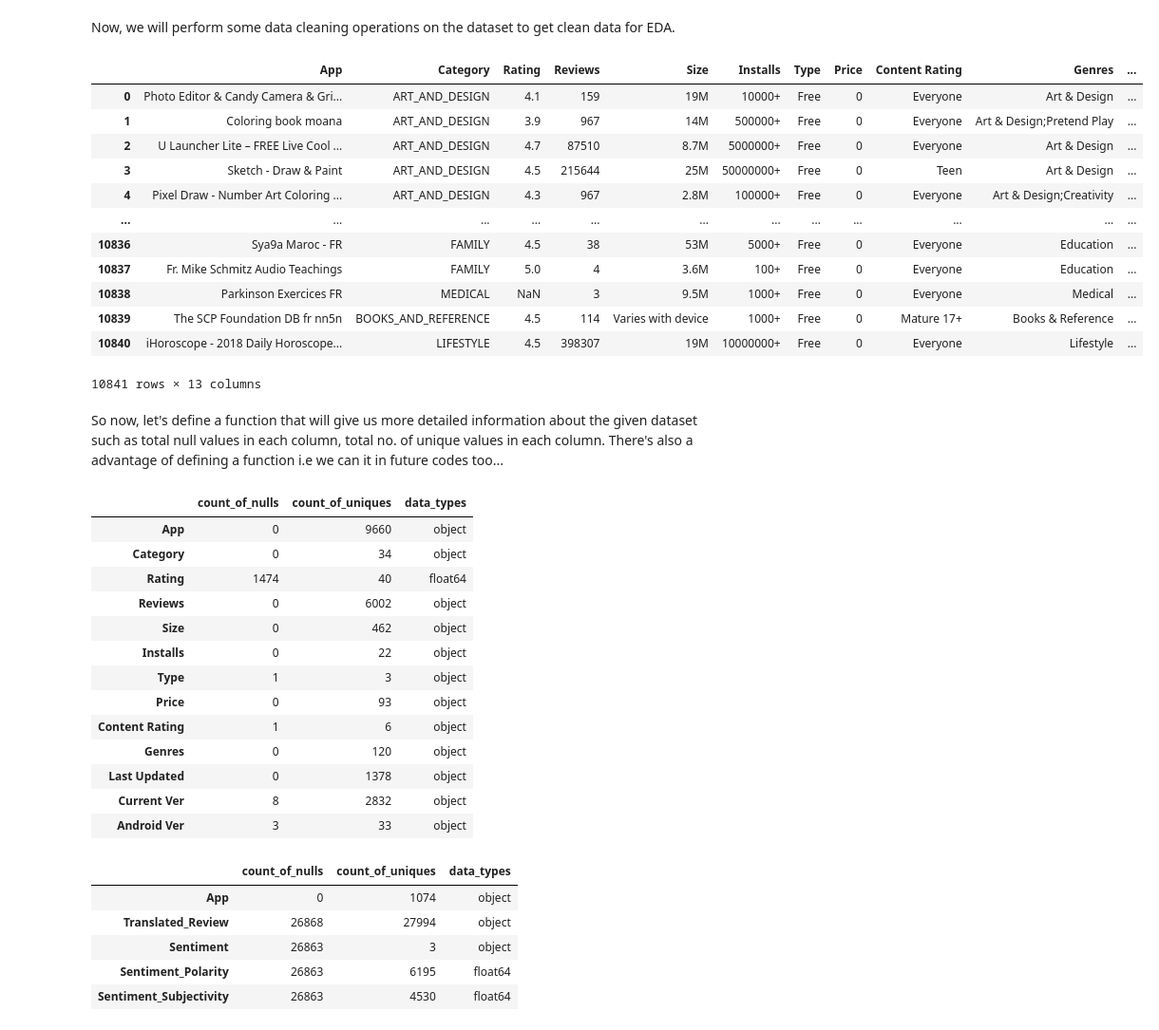
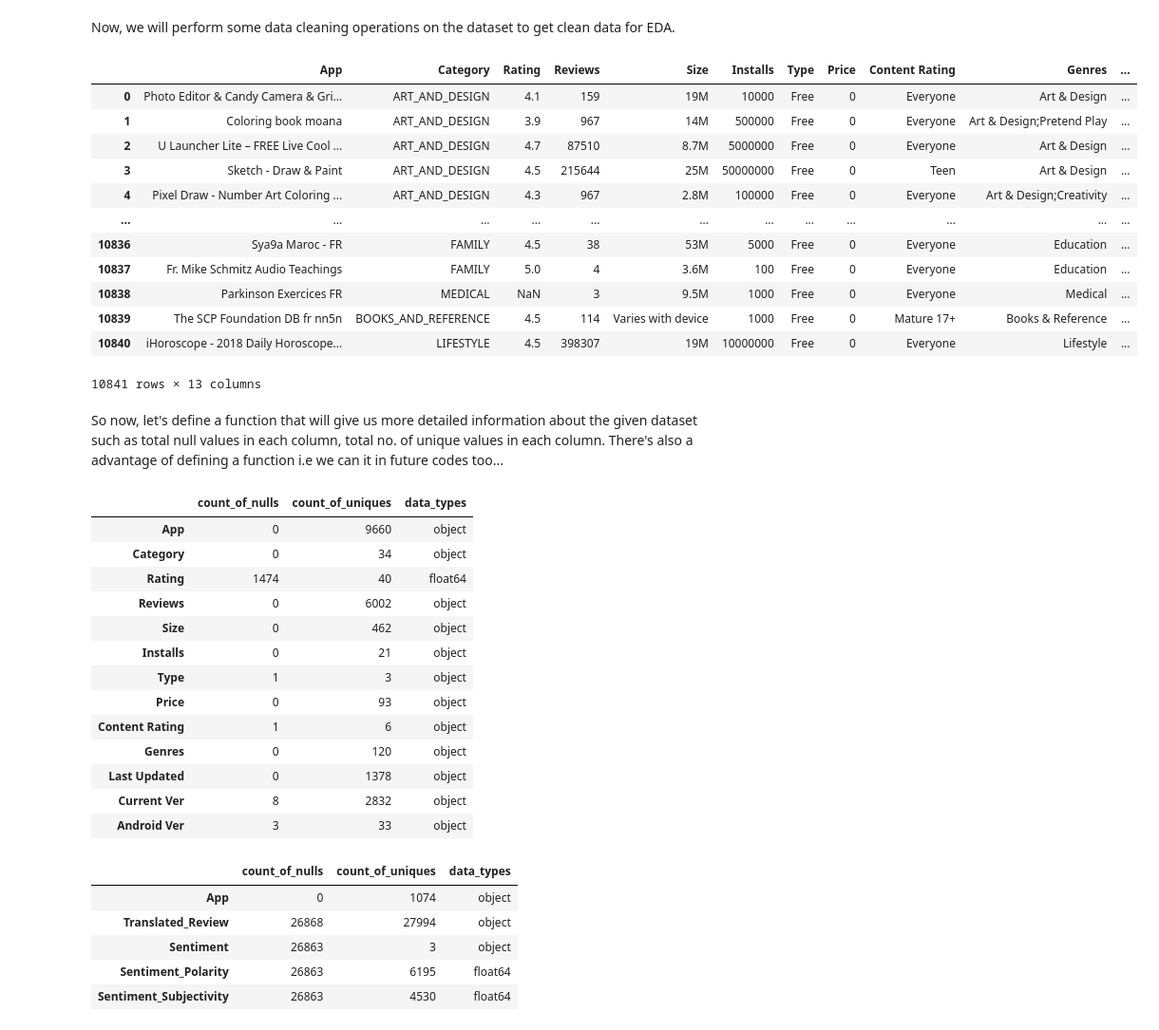
Before and after one commit to komal-pasi/EDA-Capstone, a Jupyter notebook: Copy_of_Play_Store_App_Review_Analysis_Capstone_Project.ipynb, the cells around one changed output. Shown at 95% size. Saved outputs shown, nothing was run; the diff lists cells and outputs as text; code cells hidden in the pictures.

```diff
--- a/Copy_of_Play_Store_App_Review_Analysis_Capstone_Project.ipynb
+++ b/Copy_of_Play_Store_App_Review_Analysis_Capstone_Project.ipynb
@@ -174,21 +174,22 @@ ps_reviews.tail()
 # %% [markdown]
 Now, we will perform some data cleaning operations on the dataset to get clean data for EDA.
 # %%
-ps_dataset['Installs']=ps_dataset['Installs'].apply(lambda i:i.replace('+'and',' ,'') if '+' and ','  in str(i) else i)
+ps_dataset['Installs']=ps_dataset['Installs'].apply(lambda i:i.replace(',' ,'') if ','  in str(i) else i)
+ps_dataset['Installs']=ps_dataset['Installs'].apply(lambda i:i.replace('+','') if '+' in str(i) else i)
 ps_dataset
 # %% [output]
 |  | App | Category | Rating | Reviews | Size | Installs | Type | Price | Content Rating | Genres | ... |
-| 0 | Photo Editor & Candy Camera & Gri... | ART_AND_DESIGN | 4.1 | 159 | 19M | 10000+ | Free | 0 | Everyone | Art & Design | ... |
-| 1 | Coloring book moana | ART_AND_DESIGN | 3.9 | 967 | 14M | 500000+ | Free | 0 | Everyone | Art & Design;Pretend Play | ... |
-| 2 | U Launcher Lite – FREE Live Cool ... | ART_AND_DESIGN | 4.7 | 87510 | 8.7M | 5000000+ | Free | 0 | Everyone | Art & Design | ... |
-| 3 | Sketch - Draw & Paint | ART_AND_DESIGN | 4.5 | 215644 | 25M | 50000000+ | Free | 0 | Teen | Art & Design | ... |
-| 4 | Pixel Draw - Number Art Coloring ... | ART_AND_DESIGN | 4.3 | 967 | 2.8M | 100000+ | Free | 0 | Everyone | Art & Design;Creativity | ... |
+| 0 | Photo Editor & Candy Camera & Gri... | ART_AND_DESIGN | 4.1 | 159 | 19M | 10000 | Free | 0 | Everyone | Art & Design | ... |
+| 1 | Coloring book moana | ART_AND_DESIGN | 3.9 | 967 | 14M | 500000 | Free | 0 | Everyone | Art & Design;Pretend Play | ... |
+| 2 | U Launcher Lite – FREE Live Cool ... | ART_AND_DESIGN | 4.7 | 87510 | 8.7M | 5000000 | Free | 0 | Everyone | Art & Design | ... |
+| 3 | Sketch - Draw & Paint | ART_AND_DESIGN | 4.5 | 215644 | 25M | 50000000 | Free | 0 | Teen | Art & Design | ... |
+| 4 | Pixel Draw - Number Art Coloring ... | ART_AND_DESIGN | 4.3 | 967 | 2.8M | 100000 | Free | 0 | Everyone | Art & Design;Creativity | ... |
 | ... | ... | ... | ... | ... | ... | ... | ... | ... | ... | ... | ... |
-| 10836 | Sya9a Maroc - FR | FAMILY | 4.5 | 38 | 53M | 5000+ | Free | 0 | Everyone | Education | ... |
-| 10837 | Fr. Mike Schmitz Audio Teachings | FAMILY | 5.0 | 4 | 3.6M | 100+ | Free | 0 | Everyone | Education | ... |
-| 10838 | Parkinson Exercices FR | MEDICAL | NaN | 3 | 9.5M | 1000+ | Free | 0 | Everyone | Medical | ... |
-| 10839 | The SCP Foundation DB fr nn5n | BOOKS_AND_REFERENCE | 4.5 | 114 | Varies with device | 1000+ | Free | 0 | Mature 17+ | Books & Reference | ... |
-| 10840 | iHoroscope - 2018 Daily Horoscope... | LIFESTYLE | 4.5 | 398307 | 19M | 10000000+ | Free | 0 | Everyone | Lifestyle | ... |
+| 10836 | Sya9a Maroc - FR | FAMILY | 4.5 | 38 | 53M | 5000 | Free | 0 | Everyone | Education | ... |
+| 10837 | Fr. Mike Schmitz Audio Teachings | FAMILY | 5.0 | 4 | 3.6M | 100 | Free | 0 | Everyone | Education | ... |
+| 10838 | Parkinson Exercices FR | MEDICAL | NaN | 3 | 9.5M | 1000 | Free | 0 | Everyone | Medical | ... |
+| 10839 | The SCP Foundation DB fr nn5n | BOOKS_AND_REFERENCE | 4.5 | 114 | Varies with device | 1000 | Free | 0 | Mature 17+ | Books & Reference | ... |
+| 10840 | iHoroscope - 2018 Daily Horoscope... | LIFESTYLE | 4.5 | 398307 | 19M | 10000000 | Free | 0 | Everyone | Lifestyle | ... |
 10841 rows × 13 columns
 # %% [markdown]
 So now, let's define a function that will give us more detailed information about the given dataset such as total null values in each column, total no. of unique values in each column.
@@ -209,7 +210,7 @@ detailed_info(ps_dataset)
 | Rating | 1474 | 40 | float64 |
 | Reviews | 0 | 6002 | object |
 | Size | 0 | 462 | object |
-| Installs | 0 | 22 | object |
+| Installs | 0 | 21 | object |
 | Type | 1 | 3 | object |
 | Price | 0 | 93 | object |
 | Content Rating | 1 | 6 | object |
```
Also changed, not shown: parts of 8 cells of this notebook.
